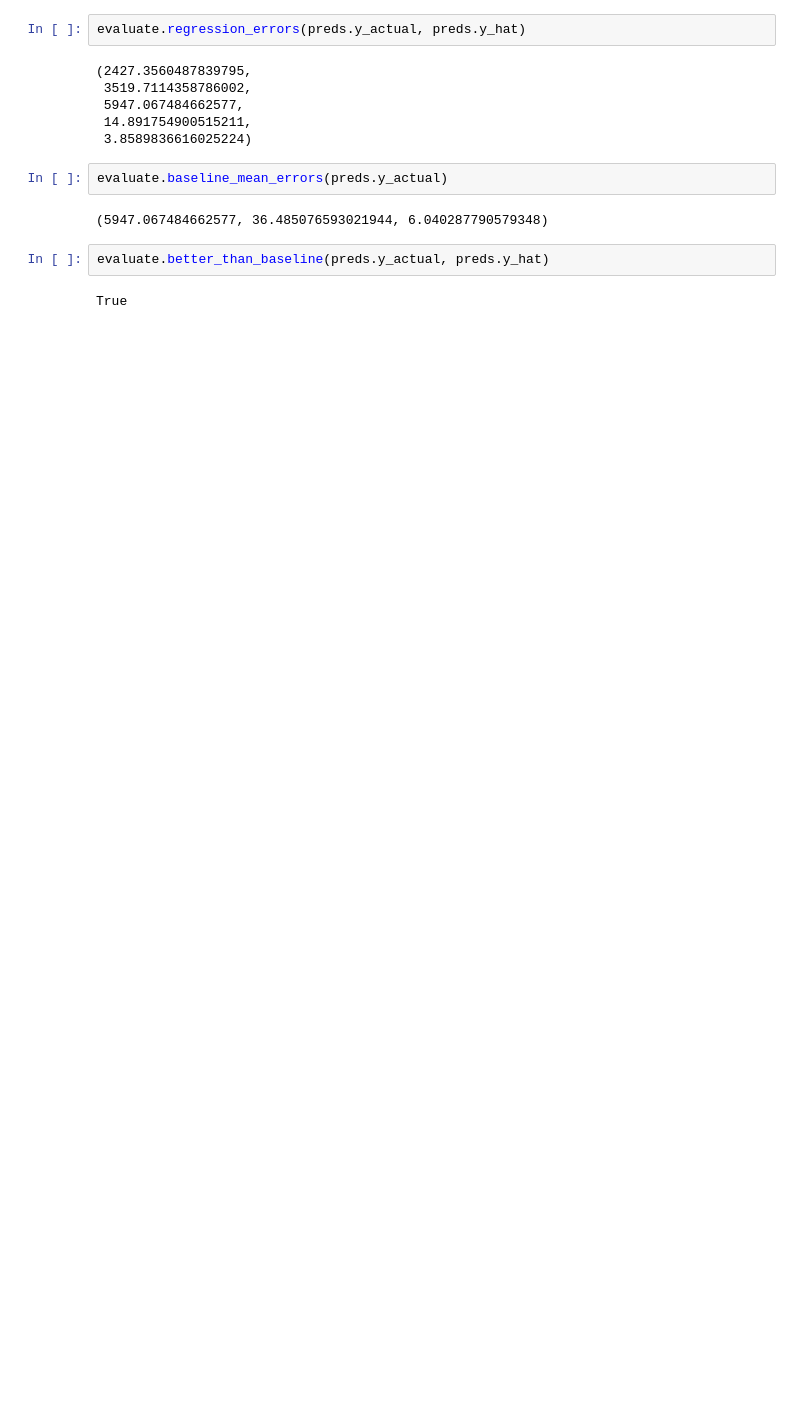
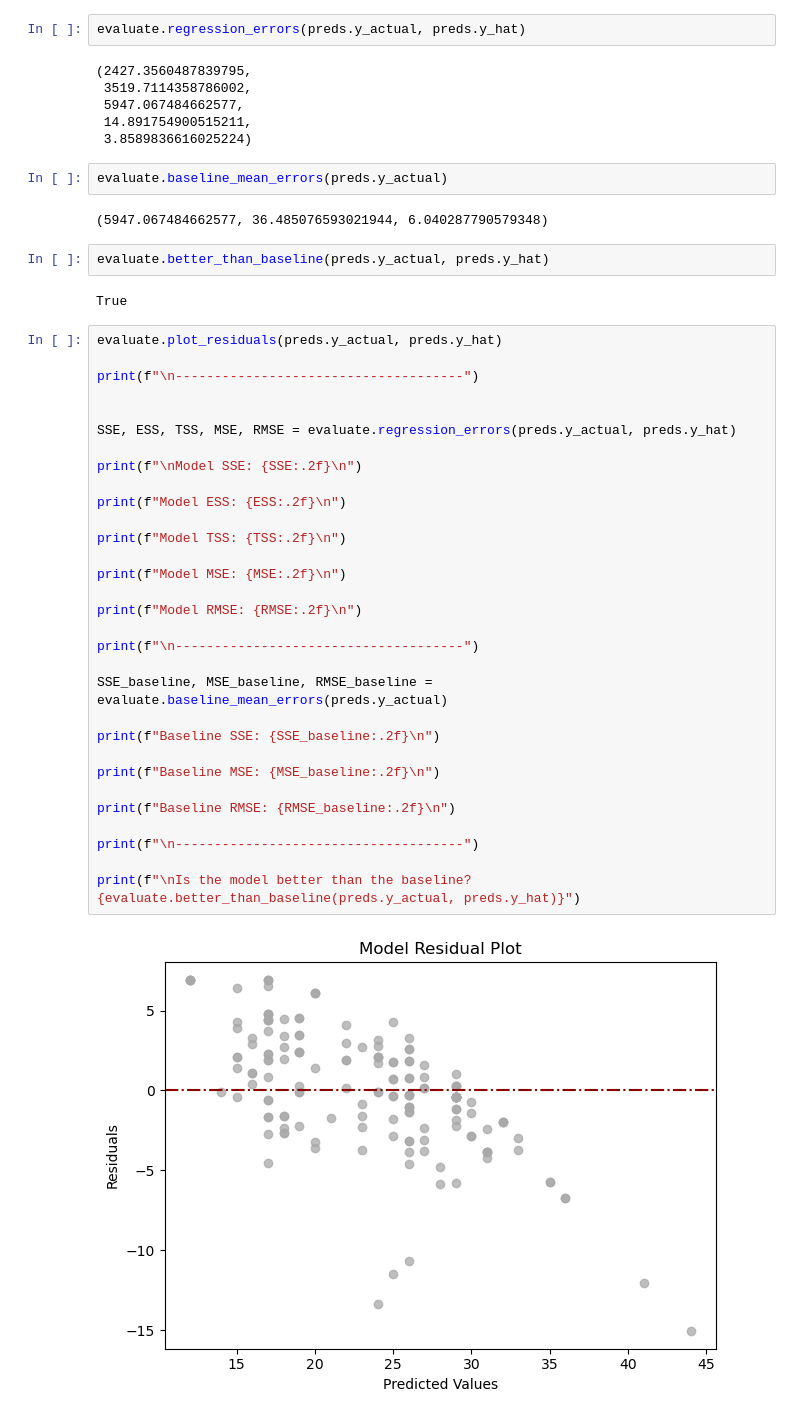
Before and after one commit to Marc-Aradillas/regression-exercises, a Jupyter notebook: evaluate.ipynb, the cells around one changed output. Cells and saved outputs as stored; diff of their text form; blank space fills up the shorter version.

```diff
--- a/evaluate.ipynb
+++ b/evaluate.ipynb
@@ -600,3 +599,36 @@ evaluate.baseline_mean_errors(preds.y_actual)
 evaluate.better_than_baseline(preds.y_actual, preds.y_hat)
 # %% [output]
 True
+# %%
+evaluate.plot_residuals(preds.y_actual, preds.y_hat)
+
+print(f"\n-------------------------------------")
+
+
+SSE, ESS, TSS, MSE, RMSE = evaluate.regression_errors(preds.y_actual, preds.y_hat)
+
+print(f"\nModel SSE: {SSE:.2f}\n")
+
+print(f"Model ESS: {ESS:.2f}\n")
+
+print(f"Model TSS: {TSS:.2f}\n")
+
+print(f"Model MSE: {MSE:.2f}\n")
+
+print(f"Model RMSE: {RMSE:.2f}\n")
+
+print(f"\n-------------------------------------")
+
+SSE_baseline, MSE_baseline, RMSE_baseline = evaluate.baseline_mean_errors(preds.y_actual)
+
+print(f"Baseline SSE: {SSE_baseline:.2f}\n")
+
+print(f"Baseline MSE: {MSE_baseline:.2f}\n")
+
+print(f"Baseline RMSE: {RMSE_baseline:.2f}\n")
+
+print(f"\n-------------------------------------")
+
+print(f"\nIs the model better than the baseline? {evaluate.better_than_baseline(preds.y_actual, preds.y_hat)}")
+# %% [output]
+[figure, added]
```
Also changed, not shown: parts of 6 cells of this notebook, 5 other files.
